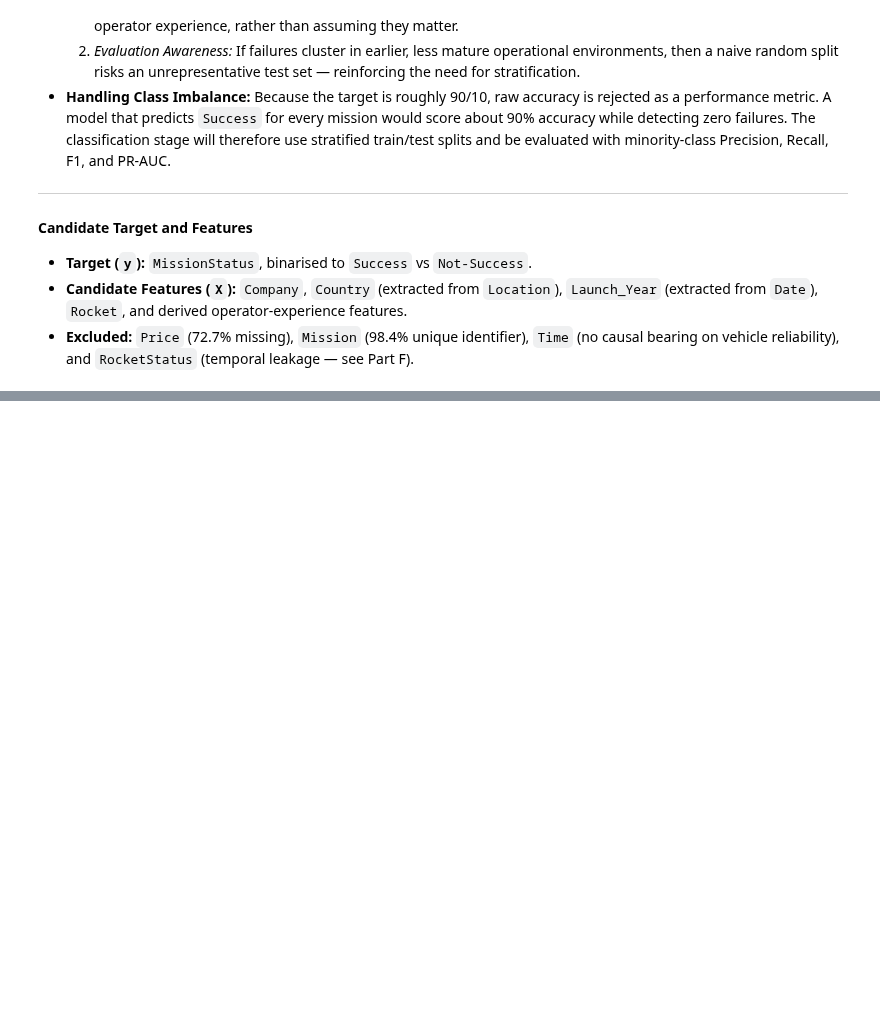
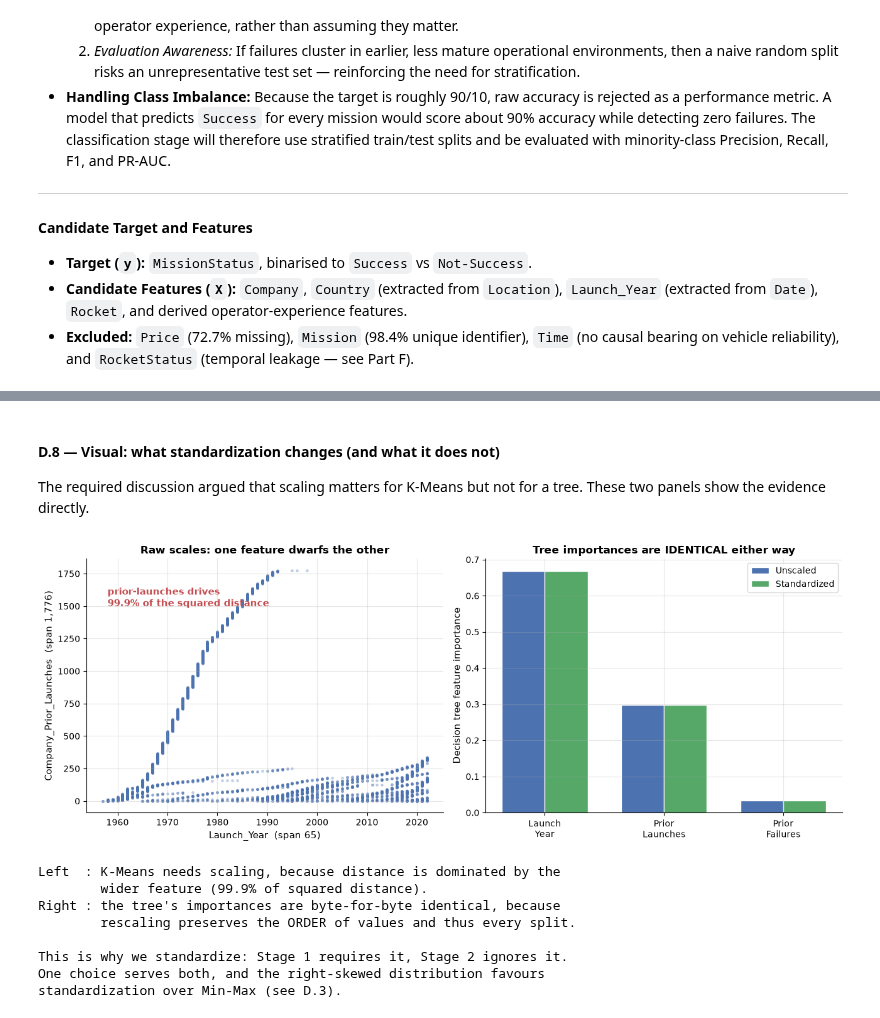
Before and after one commit to dokdokdok225/OOP, a Jupyter notebook: oop.ipynb, the cells around one changed output, grey strips where cells are left out. Saved outputs shown, nothing was run; the diff lists cells and outputs as text; code cells hidden in the pictures; blank space fills up the shorter version.

```diff
--- a/oop.ipynb
+++ b/oop.ipynb
@@ -190,0 +1325,58 @@ target, which rules regression out on two independent grounds.
+# %% [markdown]
+#### D.8 — Visual: what standardization changes (and what it does not)
+
+The required discussion argued that scaling matters for K-Means but not for a
+tree. These two panels show the evidence directly.
+# %%
+fig, axes = plt.subplots(1, 2, figsize=(13, 5))
+
+# --- Left: raw feature scales are wildly different ---
+Xc = df[["Launch_Year", "Company_Prior_Launches"]].astype(float)
+axes[0].scatter(Xc["Launch_Year"], Xc["Company_Prior_Launches"],
+                s=6, alpha=0.25, color="#4C72B0")
+axes[0].set_xlabel("Launch_Year  (span 65)", fontsize=11)
+axes[0].set_ylabel("Company_Prior_Launches  (span 1,776)", fontsize=11)
+axes[0].set_title("Raw scales: one feature dwarfs the other", fontsize=12, fontweight="bold")
+axes[0].text(1958, 1500,
+             f"prior-launches drives\n{share_prior:.1f}% of the squared distance",
+             fontsize=11, color="#C44E52", fontweight="bold")
+
+# --- Right: the tree is unaffected by scaling ---
+importance_plot = pd.DataFrame({
+    "raw": tree_raw.feature_importances_,
+    "standardized": tree_std.feature_importances_,
+}, index=tree_features)
+
+x = np.arange(len(tree_features))
+width = 0.36
+axes[1].bar(x - width / 2, importance_plot["raw"], width,
+            label="Unscaled", color="#4C72B0", edgecolor="white")
+axes[1].bar(x + width / 2, importance_plot["standardized"], width,
+            label="Standardized", color="#55A868", edgecolor="white")
+axes[1].set_xticks(x)
+axes[1].set_xticklabels(["Launch\nYear", "Prior\nLaunches", "Prior\nFailures"], fontsize=10)
+axes[1].set_ylabel("Decision tree feature importance", fontsize=11)
+axes[1].set_title("Tree importances are IDENTICAL either way",
+                  fontsize=12, fontweight="bold")
+axes[1].legend()
+
+plt.tight_layout()
+plt.show()
+
+print("Left  : K-Means needs scaling, because distance is dominated by the")
+print(f"        wider feature ({share_prior:.1f}% of squared distance).")
+print("Right : the tree's importances are byte-for-byte identical, because")
+print("        rescaling preserves the ORDER of values and thus every split.")
+print("\nThis is why we standardize: Stage 1 requires it, Stage 2 ignores it.")
+print("One choice serves both, and the right-skewed distribution favours")
+print("standardization over Min-Max (see D.3).")
+# %% [output]
+[figure, added]
+Left  : K-Means needs scaling, because distance is dominated by the
+        wider feature (99.9% of squared distance).
+Right : the tree's importances are byte-for-byte identical, because
+        rescaling preserves the ORDER of values and thus every split.
+
+This is why we standardize: Stage 1 requires it, Stage 2 ignores it.
+One choice serves both, and the right-skewed distribution favours
+standardization over Min-Max (see D.3).
```
Also changed, not shown: parts of 97 cells of this notebook, 31 other files.
